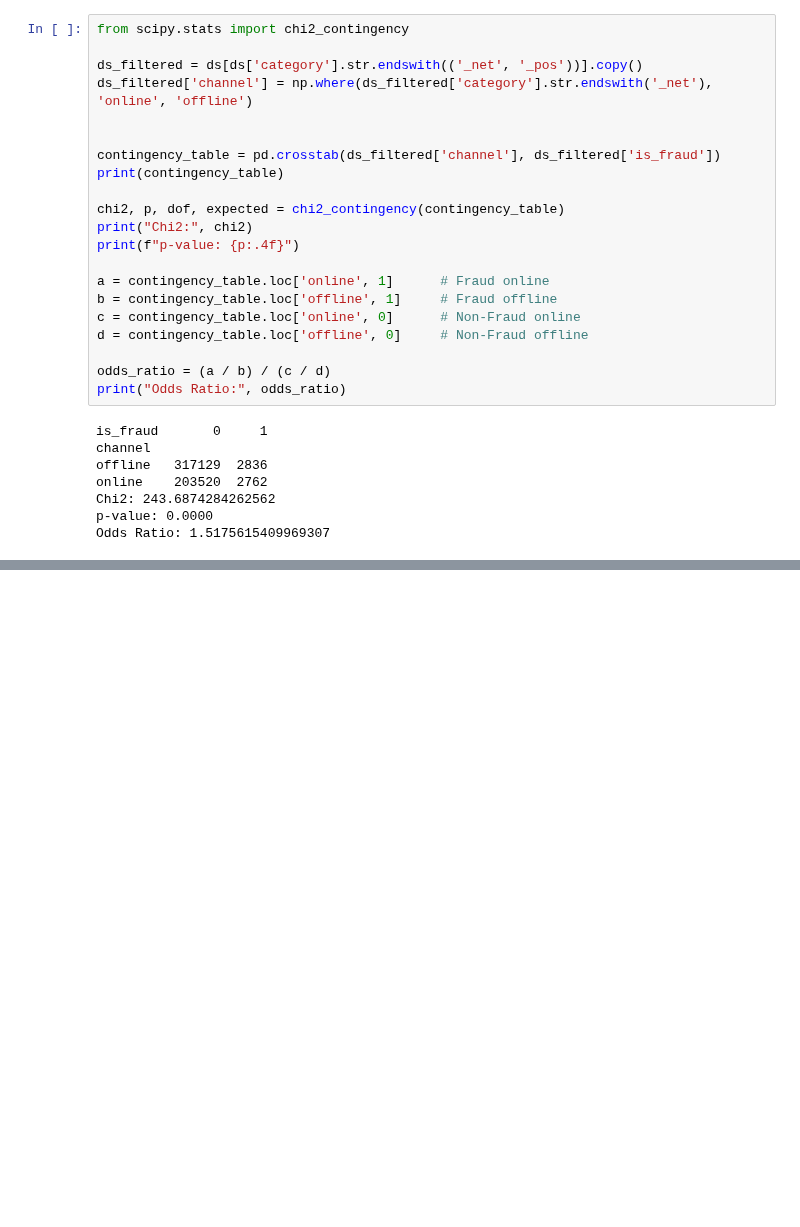
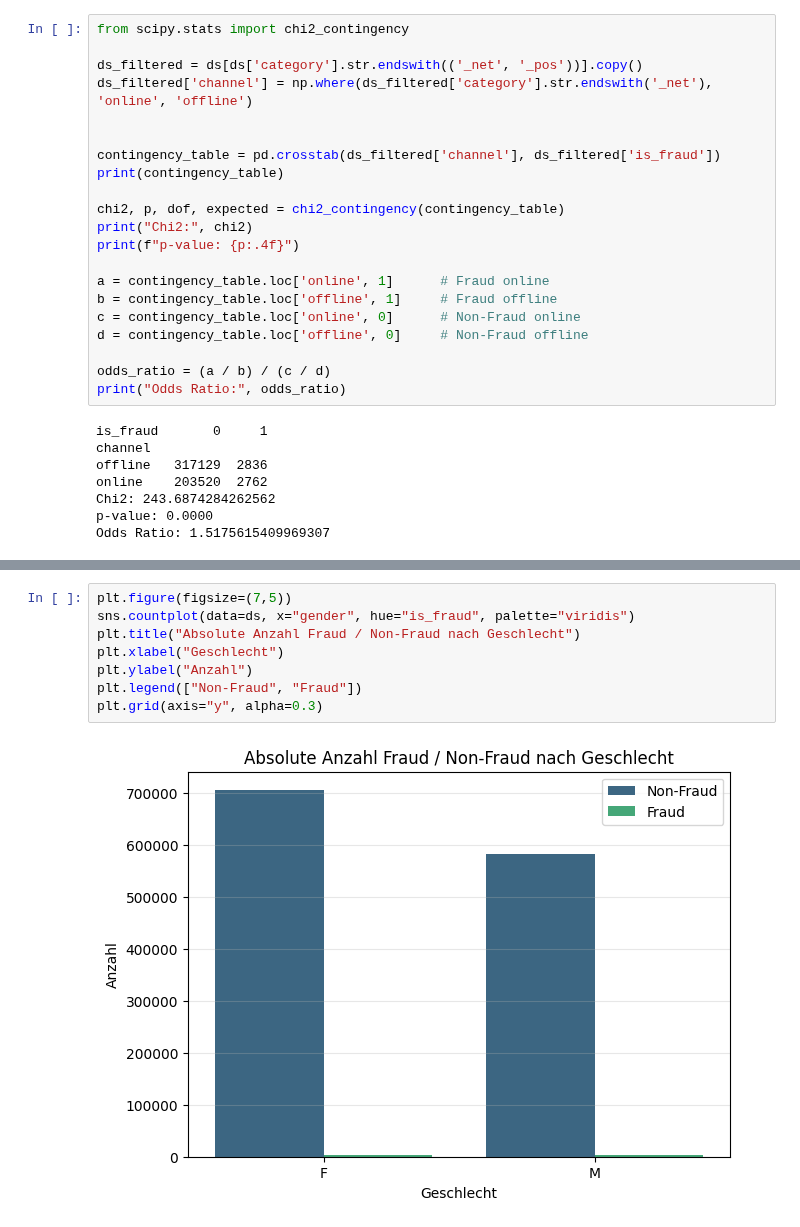
Before and after one commit to philethaler/Statistik-Datenbank, a Jupyter notebook: Analyse_7und8.ipynb, the cells around one changed output, grey strips where cells are left out. Saved outputs shown, nothing was run; the diff lists cells and outputs as text; blank space fills up the shorter version.

```diff
--- a/Analyse_7und8.ipynb
+++ b/Analyse_7und8.ipynb
@@ -91,0 +247,10 @@ Signifikanter Unterschied zwischen F und M
+# %%
+plt.figure(figsize=(7,5))
+sns.countplot(data=ds, x="gender", hue="is_fraud", palette="viridis")
+plt.title("Absolute Anzahl Fraud / Non-Fraud nach Geschlecht")
+plt.xlabel("Geschlecht")
+plt.ylabel("Anzahl")
+plt.legend(["Non-Fraud", "Fraud"])
+plt.grid(axis="y", alpha=0.3)
+# %% [output]
+[figure, added]
```
Also changed, not shown: parts of 25 cells of this notebook.
